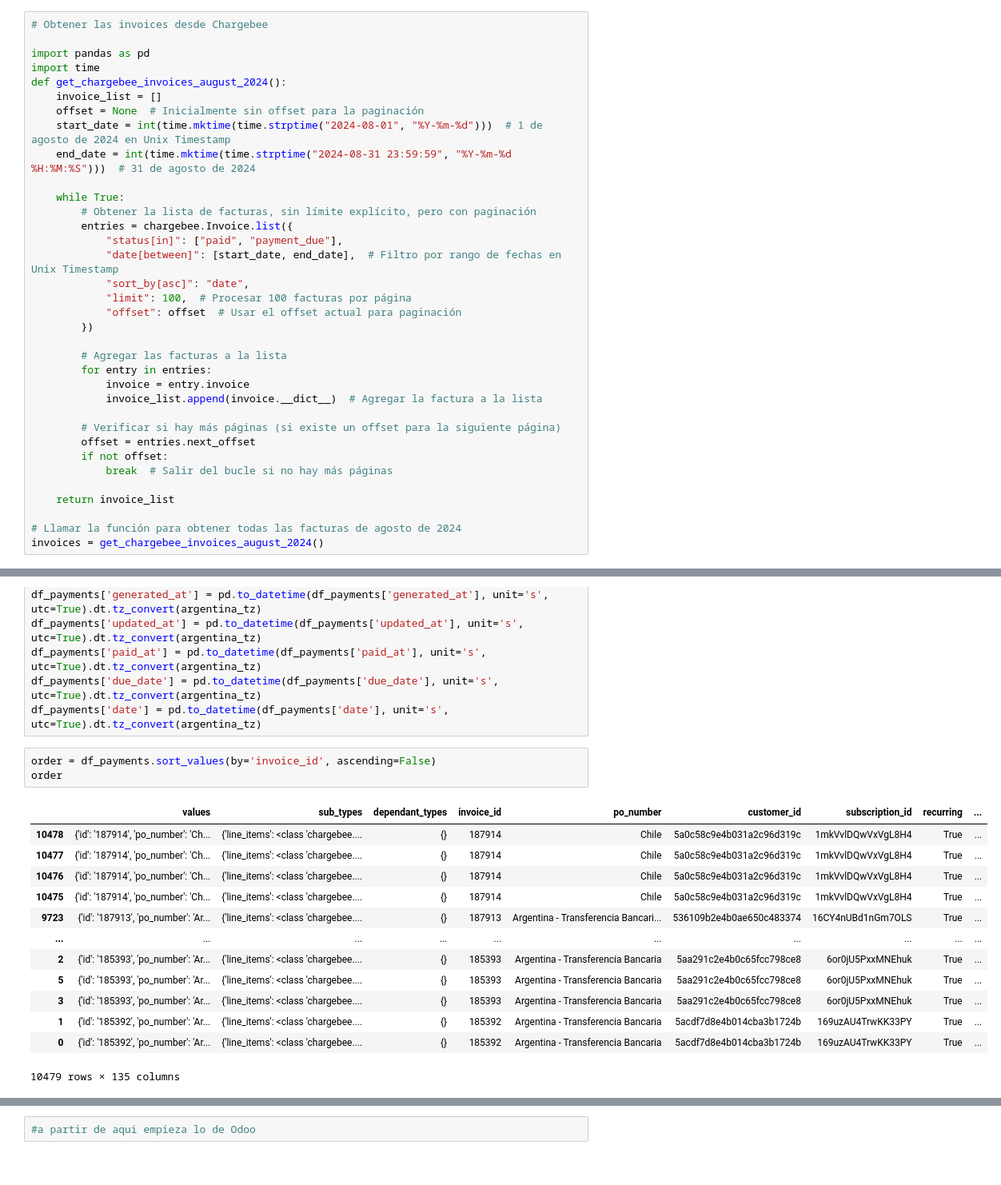
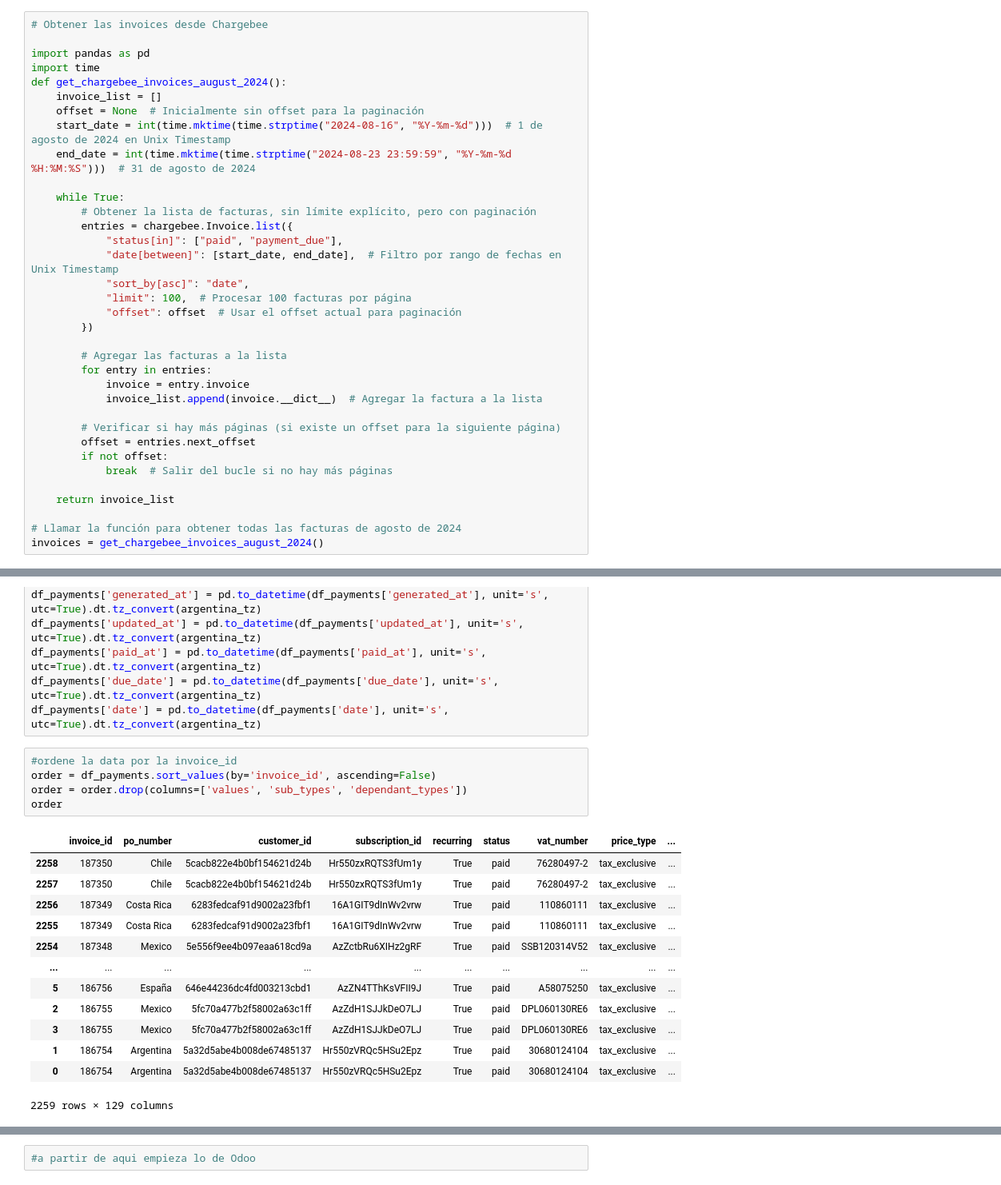
Before and after one commit to JAleGalpio/odoo_migration, a Jupyter notebook: integration2.ipynb, the cells around one changed output, grey strips where cells are left out. Shown at 80% size. Drawn from its saved outputs; the diff is of its cells as text.

```diff
--- a/integration2.ipynb
+++ b/integration2.ipynb
@@ -81,8 +81,8 @@ import time
 def get_chargebee_invoices_august_2024():
     invoice_list = []
     offset = None  # Inicialmente sin offset para la paginación
-    start_date = int(time.mktime(time.strptime("2024-08-01", "%Y-%m-%d")))  # 1 de agosto de 2024 en Unix Timestamp
-    end_date = int(time.mktime(time.strptime("2024-08-31 23:59:59", "%Y-%m-%d %H:%M:%S")))  # 31 de agosto de 2024
+    start_date = int(time.mktime(time.strptime("2024-08-16", "%Y-%m-%d")))  # 1 de agosto de 2024 en Unix Timestamp
+    end_date = int(time.mktime(time.strptime("2024-08-23 23:59:59", "%Y-%m-%d %H:%M:%S")))  # 31 de agosto de 2024
 
     while True:
         # Obtener la lista de facturas, sin límite explícito, pero con paginación
@@ -484,19 +444,21 @@ df_payments['paid_at'] = pd.to_datetime(df_payments['paid_at'], unit='s', utc=Tr
 df_payments['due_date'] = pd.to_datetime(df_payments['due_date'], unit='s', utc=True).dt.tz_convert(argentina_tz)
 df_payments['date'] = pd.to_datetime(df_payments['date'], unit='s', utc=True).dt.tz_convert(argentina_tz)
 # %%
+#ordene la data por la invoice_id
 order = df_payments.sort_values(by='invoice_id', ascending=False)
+order = order.drop(columns=['values', 'sub_types', 'dependant_types'])
 order
 # %% [output]
-|  | values | sub_types | dependant_types | invoice_id | po_number | customer_id | subscription_id | recurring | ... |
-| 10478 | {'id': '187914', 'po_number': 'Ch... | {'line_items': <class 'chargebee.... | {} | 187914 | Chile | 5a0c58c9e4b031a2c96d319c | 1mkVvlDQwVxVgL8H4 | True | ... |
-| 10477 | {'id': '187914', 'po_number': 'Ch... | {'line_items': <class 'chargebee.... | {} | 187914 | Chile | 5a0c58c9e4b031a2c96d319c | 1mkVvlDQwVxVgL8H4 | True | ... |
-| 10476 | {'id': '187914', 'po_number': 'Ch... | {'line_items': <class 'chargebee.... | {} | 187914 | Chile | 5a0c58c9e4b031a2c96d319c | 1mkVvlDQwVxVgL8H4 | True | ... |
-| 10475 | {'id': '187914', 'po_number': 'Ch... | {'line_items': <class 'chargebee.... | {} | 187914 | Chile | 5a0c58c9e4b031a2c96d319c | 1mkVvlDQwVxVgL8H4 | True | ... |
-| 9723 | {'id': '187913', 'po_number': 'Ar... | {'line_items': <class 'chargebee.... | {} | 187913 | Argentina - Transferencia Bancari... | 536109b2e4b0ae650c483374 | 16CY4nUBd1nGm7OLS | True | ... |
+|  | invoice_id | po_number | customer_id | subscription_id | recurring | status | vat_number | price_type | ... |
+| 2258 | 187350 | Chile | 5cacb822e4b0bf154621d24b | Hr550zxRQTS3fUm1y | True | paid | 76280497-2 | tax_exclusive | ... |
+| 2257 | 187350 | Chile | 5cacb822e4b0bf154621d24b | Hr550zxRQTS3fUm1y | True | paid | 76280497-2 | tax_exclusive | ... |
+| 2256 | 187349 | Costa Rica | 6283fedcaf91d9002a23fbf1 | 16A1GIT9dInWv2vrw | True | paid | 110860111 | tax_exclusive | ... |
+| 2255 | 187349 | Costa Rica | 6283fedcaf91d9002a23fbf1 | 16A1GIT9dInWv2vrw | True | paid | 110860111 | tax_exclusive | ... |
+| 2254 | 187348 | Mexico | 5e556f9ee4b097eaa618cd9a | AzZctbRu6XIHz2gRF | True | paid | SSB120314V52 | tax_exclusive | ... |
 | ... | ... | ... | ... | ... | ... | ... | ... | ... | ... |
-| 2 | {'id': '185393', 'po_number': 'Ar... | {'line_items': <class 'chargebee.... | {} | 185393 | Argentina - Transferencia Bancaria | 5aa291c2e4b0c65fcc798ce8 | 6or0jU5PxxMNEhuk | True | ... |
-| 5 | {'id': '185393', 'po_number': 'Ar... | {'line_items': <class 'chargebee.... | {} | 185393 | Argentina - Transferencia Bancaria | 5aa291c2e4b0c65fcc798ce8 | 6or0jU5PxxMNEhuk | True | ... |
-| 3 | {'id': '185393', 'po_number': 'Ar... | {'line_items': <class 'chargebee.... | {} | 185393 | Argentina - Transferencia Bancaria | 5aa291c2e4b0c65fcc798ce8 | 6or0jU5PxxMNEhuk | True | ... |
-| 1 | {'id': '185392', 'po_number': 'Ar... | {'line_items': <class 'chargebee.... | {} | 185392 | Argentina - Transferencia Bancaria | 5acdf7d8e4b014cba3b1724b | 169uzAU4TrwKK33PY | True | ... |
-| 0 | {'id': '185392', 'po_number': 'Ar... | {'line_items': <class 'chargebee.... | {} | 185392 | Argentina - Transferencia Bancaria | 5acdf7d8e4b014cba3b1724b | 169uzAU4TrwKK33PY | True | ... |
+| 5 | 186756 | España | 646e44236dc4fd003213cbd1 | AzZN4TThKsVFII9J | True | paid | A58075250 | tax_exclusive | ... |
+| 2 | 186755 | Mexico | 5fc70a477b2f58002a63c1ff | AzZdH1SJJkDeO7LJ | True | paid | DPL060130RE6 | tax_exclusive | ... |
+| 3 | 186755 | Mexico | 5fc70a477b2f58002a63c1ff | AzZdH1SJJkDeO7LJ | True | paid | DPL060130RE6 | tax_exclusive | ... |
+| 1 | 186754 | Argentina | 5a32d5abe4b008de67485137 | Hr550zVRQc5HSu2Epz | True | paid | 30680124104 | tax_exclusive | ... |
+| 0 | 186754 | Argentina | 5a32d5abe4b008de67485137 | Hr550zVRQc5HSu2Epz | True | paid | 30680124104 | tax_exclusive | ... |
-10479 rows × 135 columns
+2259 rows × 129 columns
```
Also changed, not shown: parts of 92 cells of this notebook, 1 other file.
